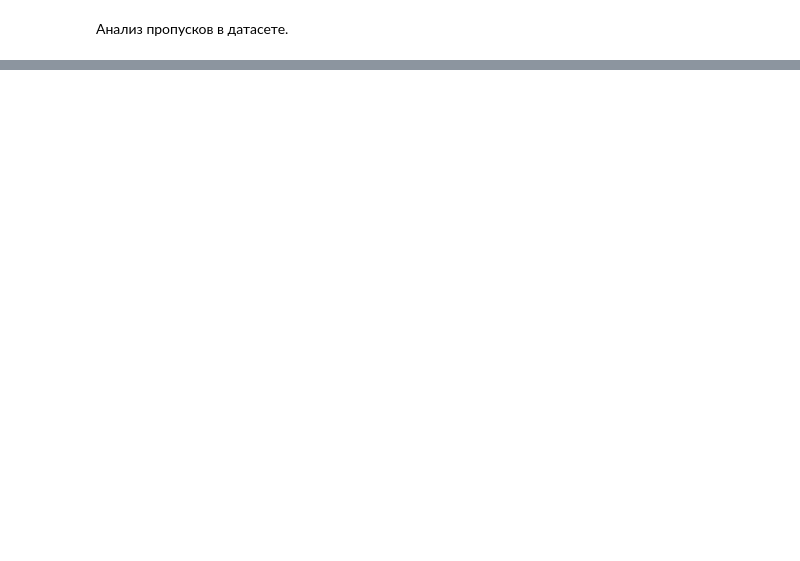
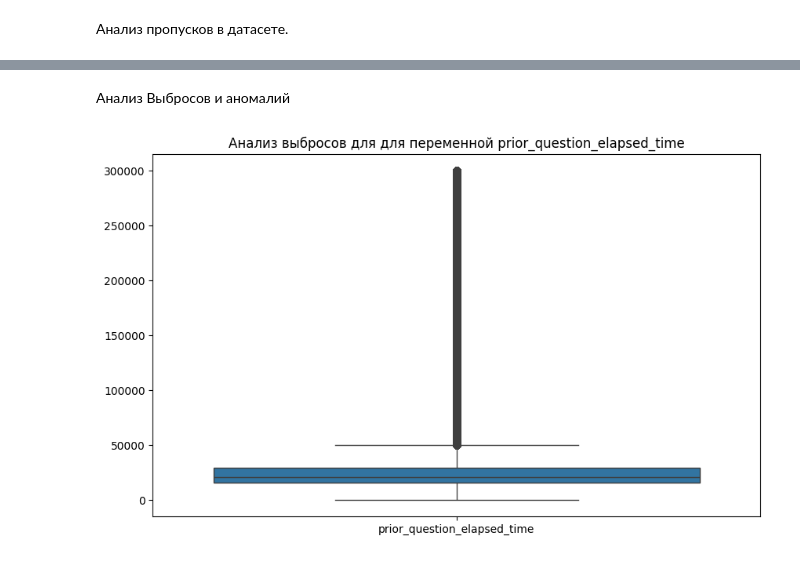
Before and after one commit to SoyanVer2/HomeWork, a Jupyter notebook: Python/HomeWork/HW_3.ipynb, the cells around one changed output, grey strips where cells are left out. Drawn from its saved outputs; the diff is of its cells as text; code cells hidden in the pictures; blank space fills up the shorter version.

```diff
--- a/Python/HomeWork/HW_3.ipynb
+++ b/Python/HomeWork/HW_3.ipynb
@@ -420,0 +472,10 @@ plt.show()
+# %% [markdown]
+Анализ Выбросов и аномалий
+# %%
+# Boxplot для выявления выбросов в переменной prior_question_elapsed_time
+plt.figure(figsize=(10, 6))
+sns.boxplot(data=df_final[['prior_question_elapsed_time']])
+plt.title('Анализ выбросов для для переменной prior_question_elapsed_time')
+plt.show()
+# %% [output]
+[figure, added]
```
Also changed, not shown: parts of 24 cells of this notebook.
